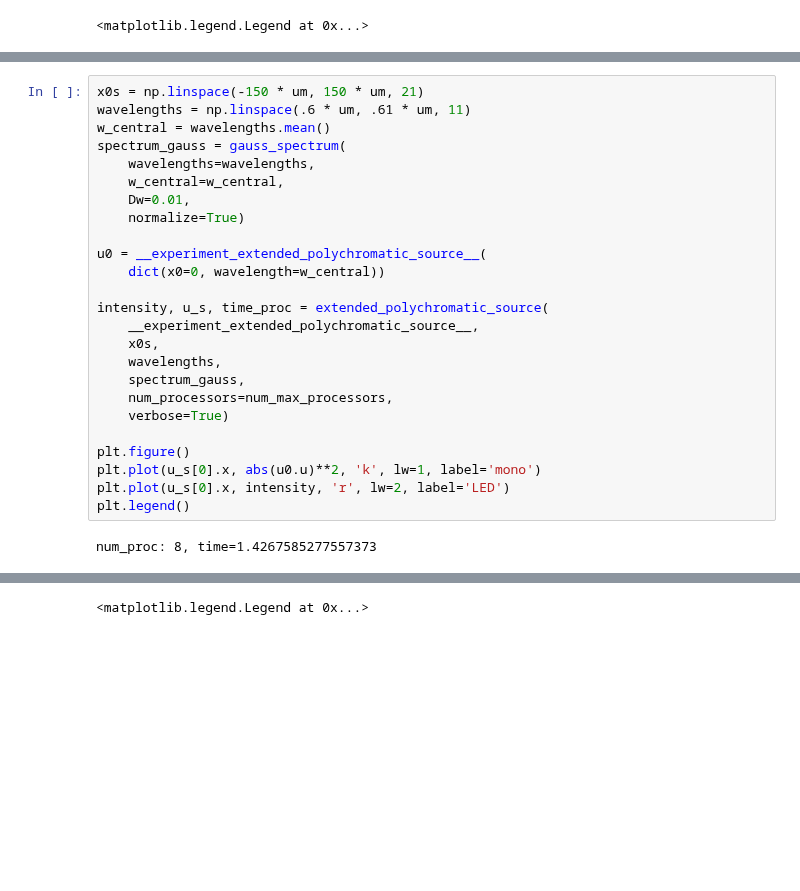
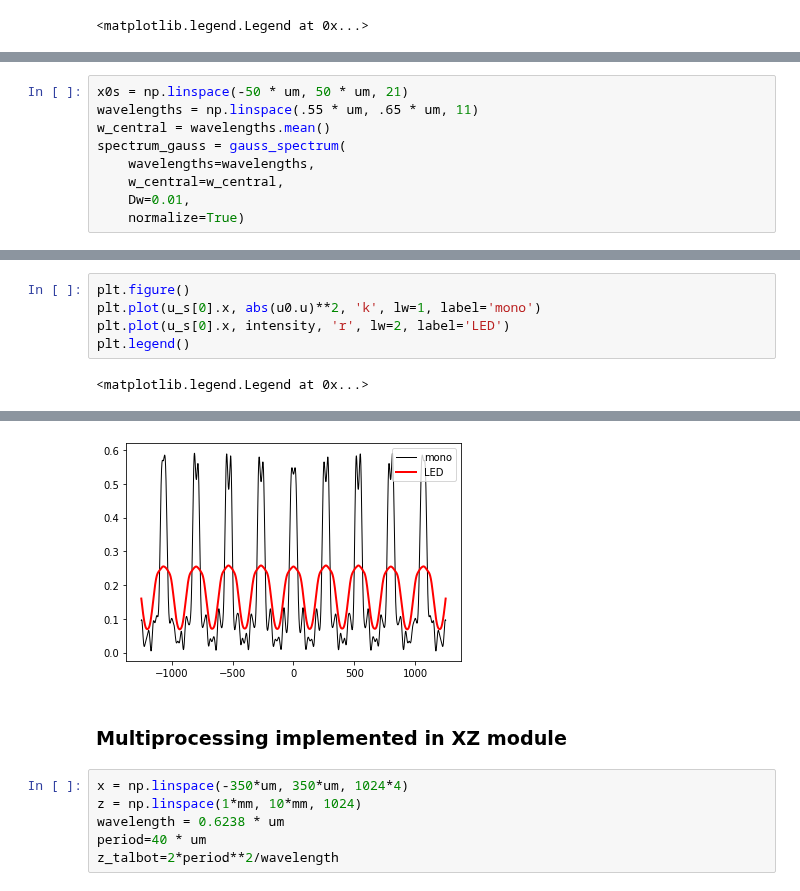
Before and after one commit to aocg-ucm/diffractio, a Jupyter notebook: docs/source/examples/to_process/multiprocessing.ipynb, the cells around one changed output, grey strips where cells are left out. Saved outputs shown, nothing was run; the diff lists cells and outputs as text; blank space fills up the shorter version.

```diff
--- a/docs/source/examples/to_process/multiprocessing.ipynb
+++ b/docs/source/examples/to_process/multiprocessing.ipynb
@@ -453,0 +475,9 @@ num_proc: 8, time=0.2332010269165039
+# %%
+x0s = np.linspace(-50 * um, 50 * um, 21)
+wavelengths = np.linspace(.55 * um, .65 * um, 11)
+w_central = wavelengths.mean()
+spectrum_gauss = gauss_spectrum(
+    wavelengths=wavelengths,
+    w_central=w_central,
+    Dw=0.01,
+    normalize=True)
@@ -454,27 +518,7 @@ num_proc: 8, time=0.2332010269165039
 # %%
-x0s = np.linspace(-150 * um, 150 * um, 21)
-wavelengths = np.linspace(.6 * um, .61 * um, 11)
-w_central = wavelengths.mean()
-spectrum_gauss = gauss_spectrum(
-    wavelengths=wavelengths,
-    w_central=w_central,
-    Dw=0.01,
-    normalize=True)
-
-u0 = __experiment_extended_polychromatic_source__(
-    dict(x0=0, wavelength=w_central))
-
-intensity, u_s, time_proc = extended_polychromatic_source(
-    __experiment_extended_polychromatic_source__,
-    x0s,
-    wavelengths,
-    spectrum_gauss,
-    num_processors=num_max_processors,
-    verbose=True)
-
 plt.figure()
 plt.plot(u_s[0].x, abs(u0.u)**2, 'k', lw=1, label='mono')
 plt.plot(u_s[0].x, intensity, 'r', lw=2, label='LED')
 plt.legend()
 # %% [output]
-num_proc: 8, time=1.4267585277557373
+<matplotlib.legend.Legend at 0x...>
@@ -483 +525,9 @@ num_proc: 8, time=1.4267585277557373
-<matplotlib.legend.Legend at 0x...>
+[figure, added]
+# %% [markdown]
+### Multiprocessing implemented in XZ module
+# %%
+x = np.linspace(-350*um, 350*um, 1024*4)
+z = np.linspace(1*mm, 10*mm, 1024)
+wavelength = 0.6238 * um
+period=40 * um
+z_talbot=2*period**2/wavelength
```
Also changed, not shown: parts of 48 cells of this notebook.
